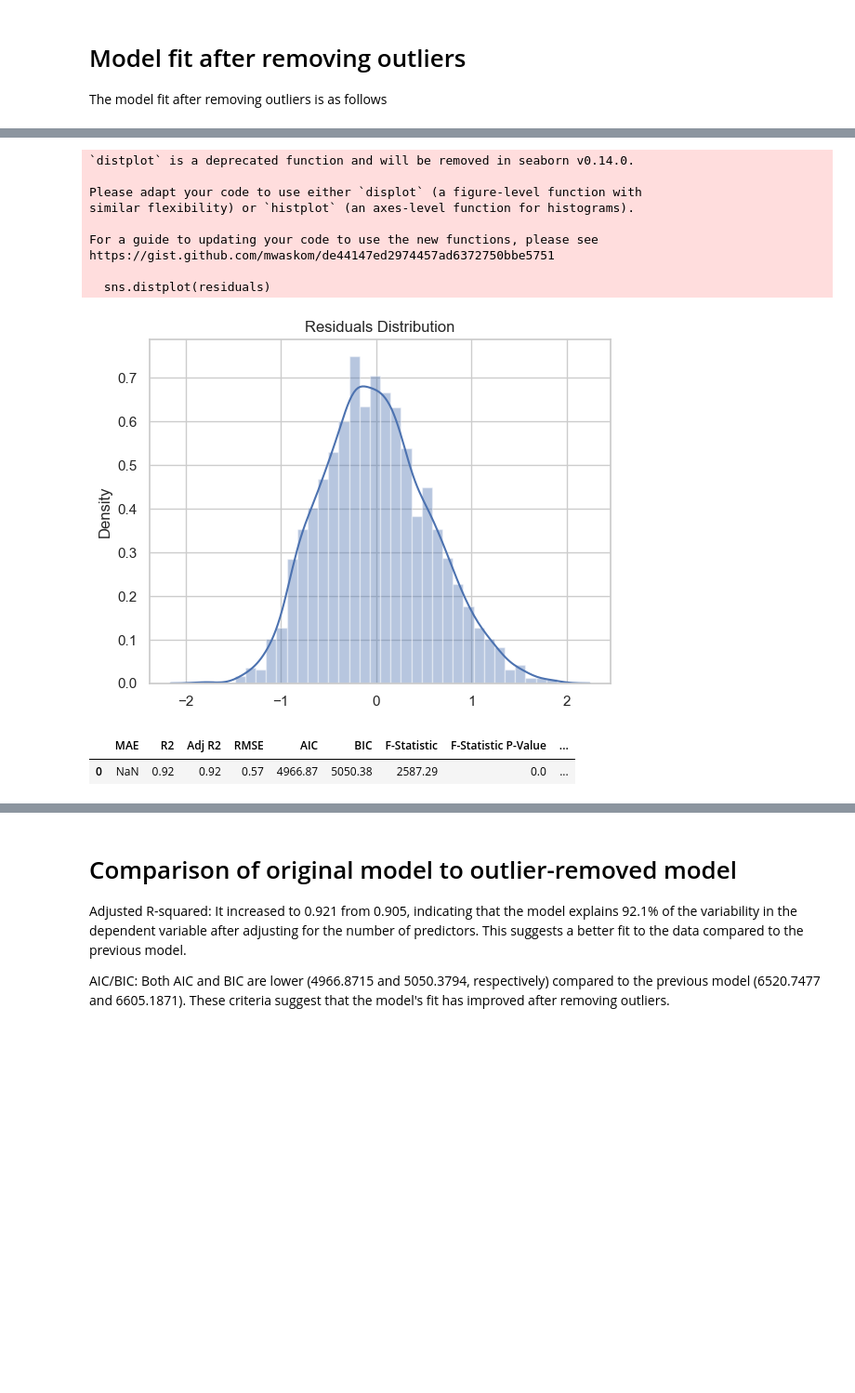
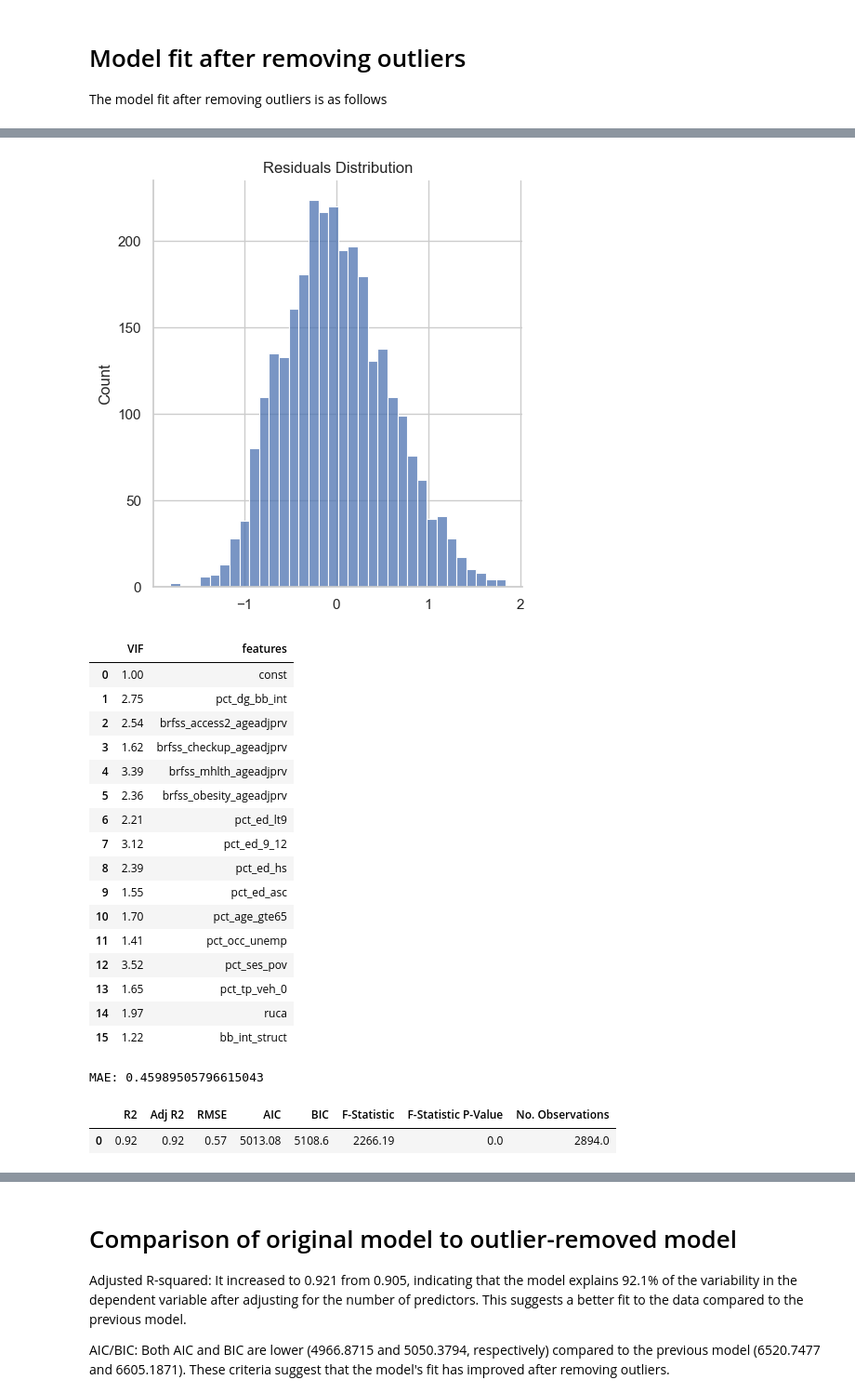
Before and after one commit to mfarme/eHealthEquity, a Jupyter notebook: Research/Analysis/PostHoc Analysis.ipynb, the cells around one changed output, grey strips where cells are left out. Shown at 93% size. Cells and saved outputs as stored; diff of their text form; code cells hidden in the pictures; blank space fills up the shorter version.

```diff
--- a/Research/Analysis/PostHoc Analysis.ipynb
+++ b/Research/Analysis/PostHoc Analysis.ipynb
@@ -89,23 +95,23 @@ strong multicollinearity or other numerical problems.
 # Non-Linear Effects
 Testing for non-linear effects between predictors to see if the effect of one predictor on the target variable depends on the level of another predictor.
 # %%
-poly = PolynomialFeatures(degree=2, include_bias=False)
+# poly = PolynomialFeatures(degree=2, include_bias=False)
 
-predictors = [
-    'pct_dg_bb_int', # percentage of households with broadband internet
-    'brfss_access2_ageadjprv', # percentage of adults aged >=18 years who are unable to see a doctor in the past 12 months due to cost
-    'pct_ses_pov',  # percentage of all people in poverty
-    'brfss_obesity_ageadjprv', # percentage of adults aged >=18 years who have obesity
-]
+# predictors = [
+#     'pct_dg_bb_int', # percentage of households with broadband internet
+#     'brfss_access2_ageadjprv', # percentage of adults aged >=18 years who are unable to see a doctor in the past 12 months due to cost
+#     'pct_ses_pov',  # percentage of all people in poverty
+#     'brfss_obesity_ageadjprv', # percentage of adults aged >=18 years who have obesity
+# ]
 
-poly_pred = poly.fit_transform(df[predictors])
-poly_pred = pd.DataFrame(poly_pred, columns=poly.get_feature_names_out(predictors))
+# poly_pred = poly.fit_transform(df[predictors])
+# poly_pred = pd.DataFrame(poly_pred, columns=poly.get_feature_names_out(predictors))
 
-df_poly = pd.concat([df, poly_pred], axis=1)
+# df_poly = pd.concat([df, poly_pred], axis=1)
 
-pred_with_poly = sm.add_constant(df_poly[features +
-                                         list(poly_pred.columns[3:])])
+# pred_with_poly = sm.add_constant(df_poly[features +
+#                                          list(poly_pred.columns[3:])])
 
-model = sm.OLS(df[target], pred_with_poly)
-res = model.fit()
-print(res.summary())
+# model = sm.OLS(df[target], pred_with_poly)
+# res = model.fit()
+# print(res.summary())
@@ -225,12 +190,14 @@ non_inf_obs = df.drop(high_cooks_d_observations_idx)
 
 new_target = non_inf_obs[target]
 new_features = non_inf_obs[features]
+#center features
+new_features = new_features - new_features.mean()
+
 #add constant
 new_features = sm.add_constant(new_features)
 
 new_model = sm.OLS(new_target, new_features)
 new_res = new_model.fit()
-mae = np.mean(np.abs(new_res.resid))
 print(new_res.summary2())
 
 #Plot residuals
@@ -252,15 +219,20 @@ plt.title('QQ Plot')
 plt.show()
 
 #dist plot of resdid
-sns.distplot(residuals)
+sns.displot(residuals)
 plt.title('Residuals Distribution')
 plt.show()
 
+vif = pd.DataFrame()
+vif["VIF"] = [variance_inflation_factor(new_features.values, i) for i in range(new_features.shape[1])]
+vif["features"] = new_features.columns
+display(vif.round(2))
+
 
 #model fit table
-
+mae = np.mean(np.abs(new_res.resid))
+print(f"MAE: {mae}")
 fit_measures = pd.DataFrame()
-fit_measures['MAE'] = mae
 fit_measures['R2'] = [new_res.rsquared]
 fit_measures['Adj R2'] = [new_res.rsquared_adj]
 fit_measures['RMSE'] = [np.sqrt(new_res.mse_resid)]
@@ -294,13 +266,22 @@ problems.
 [figure]
-`distplot` is a deprecated function and will be removed in seaborn v0.14.0.
-
-Please adapt your code to use either `displot` (a figure-level function with
-similar flexibility) or `histplot` (an axes-level function for histograms).
-
-For a guide to updating your code to use the new functions, please see
-https://gist.github.com/mwaskom/de44147ed2974457ad6372750bbe5751
-
-  sns.distplot(residuals)
-[figure, old version]
+[figure, new version]
-|  | MAE | R2 | Adj R2 | RMSE | AIC | BIC | F-Statistic | F-Statistic P-Value | ... |
-| 0 | NaN | 0.92 | 0.92 | 0.57 | 4966.87 | 5050.38 | 2587.29 | 0.0 | ... |
+|  | VIF | features |
+| 0 | 1.00 | const |
+| 1 | 2.75 | pct_dg_bb_int |
+| 2 | 2.54 | brfss_access2_ageadjprv |
+| 3 | 1.62 | brfss_checkup_ageadjprv |
+| 4 | 3.39 | brfss_mhlth_ageadjprv |
+| 5 | 2.36 | brfss_obesity_ageadjprv |
+| 6 | 2.21 | pct_ed_lt9 |
+| 7 | 3.12 | pct_ed_9_12 |
+| 8 | 2.39 | pct_ed_hs |
+| 9 | 1.55 | pct_ed_asc |
+| 10 | 1.70 | pct_age_gte65 |
+| 11 | 1.41 | pct_occ_unemp |
+| 12 | 3.52 | pct_ses_pov |
+| 13 | 1.65 | pct_tp_veh_0 |
+| 14 | 1.97 | ruca |
+| 15 | 1.22 | bb_int_struct |
+MAE: 0.45989505796615043
+|  | R2 | Adj R2 | RMSE | AIC | BIC | F-Statistic | F-Statistic P-Value | No. Observations |
+| 0 | 0.92 | 0.92 | 0.57 | 5013.08 | 5108.6 | 2266.19 | 0.0 | 2894.0 |
```
Also changed, not shown: parts of 28 cells of this notebook, 3 other files.
